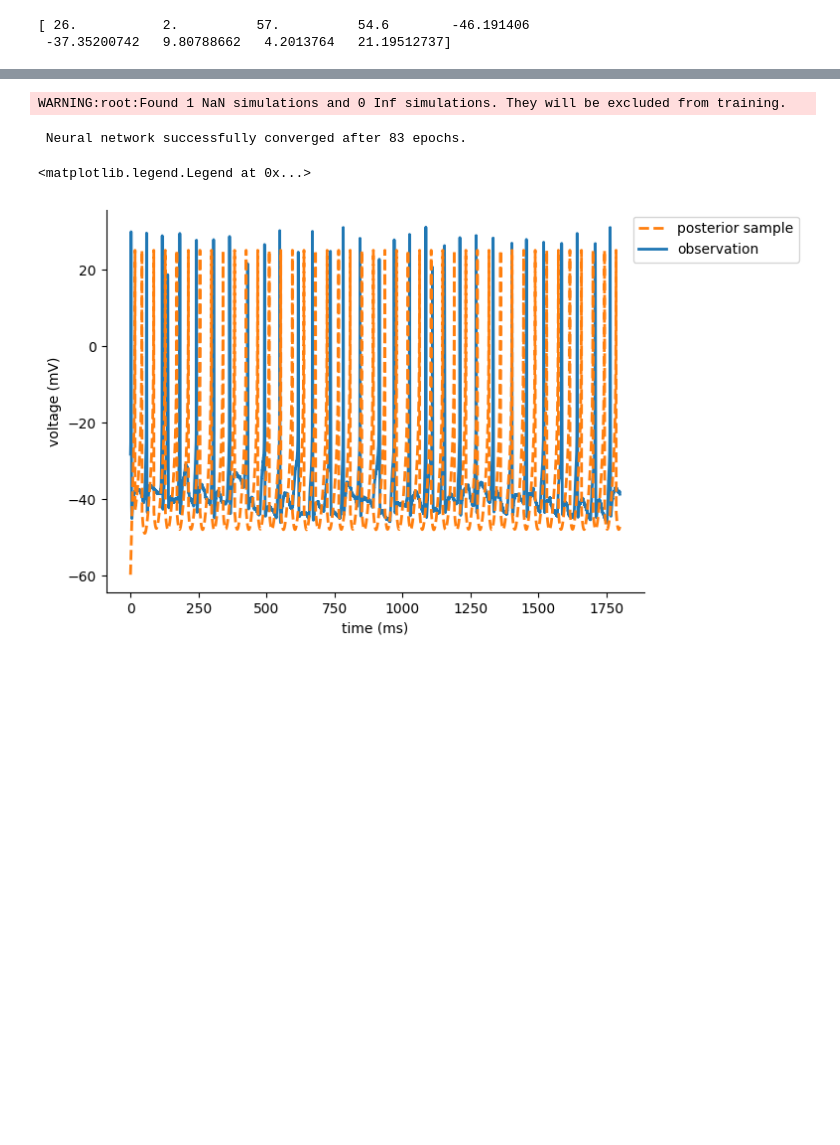
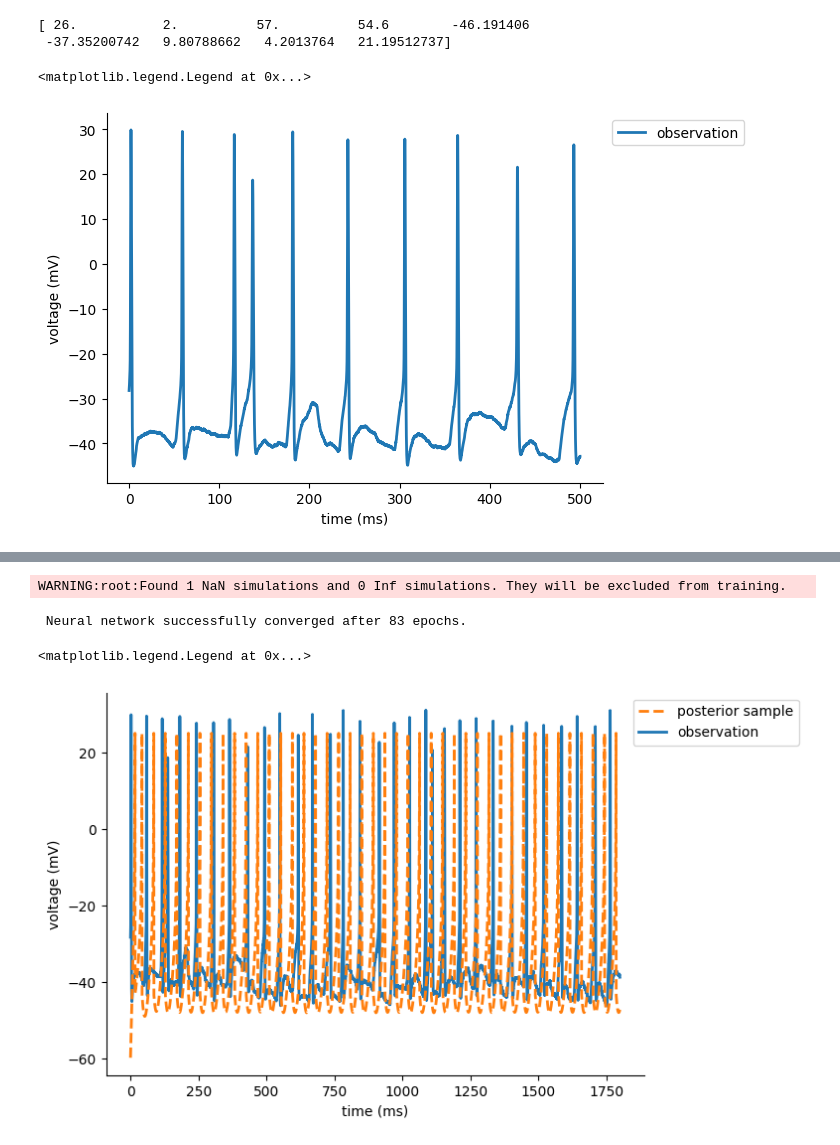
Before and after one commit to awilson98/tadpoleAdEx, a Jupyter notebook: SBI_data.ipynb, the cells around one changed output, grey strips where cells are left out. Cells and saved outputs as stored; diff of their text form; code cells hidden in the pictures; blank space fills up the shorter version.

```diff
--- a/SBI_data.ipynb
+++ b/SBI_data.ipynb
@@ -164,6 +165,22 @@ print(exp_stats)
 # %% [output]
 [ 26.           2.          57.          54.6        -46.191406
  -37.35200742   9.80788662   4.2013764   21.19512737]
+# %%
+# plot observation
+# t = observation_trace["time"]
+y_obs = exp_trace
+plt.plot(np.arange(0,time,delta_t)[:5000], y_obs[:5000], lw=2, label="observation")
+
+plt.xlabel("time (ms)")
+plt.ylabel("voltage (mV)")
+# plt.savefig('Figures/SBI_eg_aIN_7params.png')
+
+ax = plt.gca()
+handles, labels = ax.get_legend_handles_labels()
+ax.legend(handles[::-1], labels[::-1], bbox_to_anchor=(1.3, 1), loc="upper right")
+# %% [output]
+<matplotlib.legend.Legend at 0x...>
+[figure, added]
 # %%
 # Generate prior distribution on parameters
 # Parameters to find: cm, g_L, E_L, VT, slope_f, a, tau_w, b, V_r, (I)
```
Also changed, not shown: parts of 9 cells of this notebook, 22 other files.
